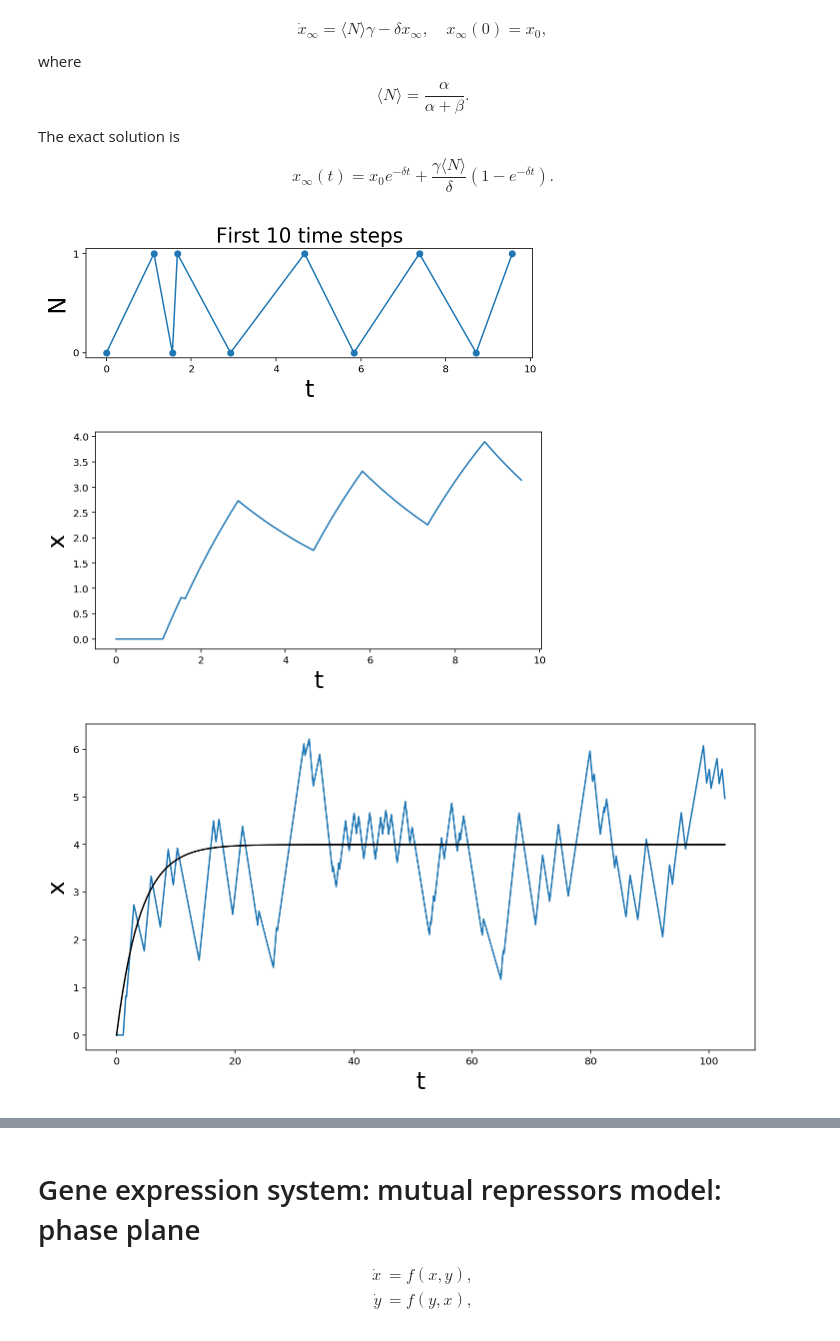
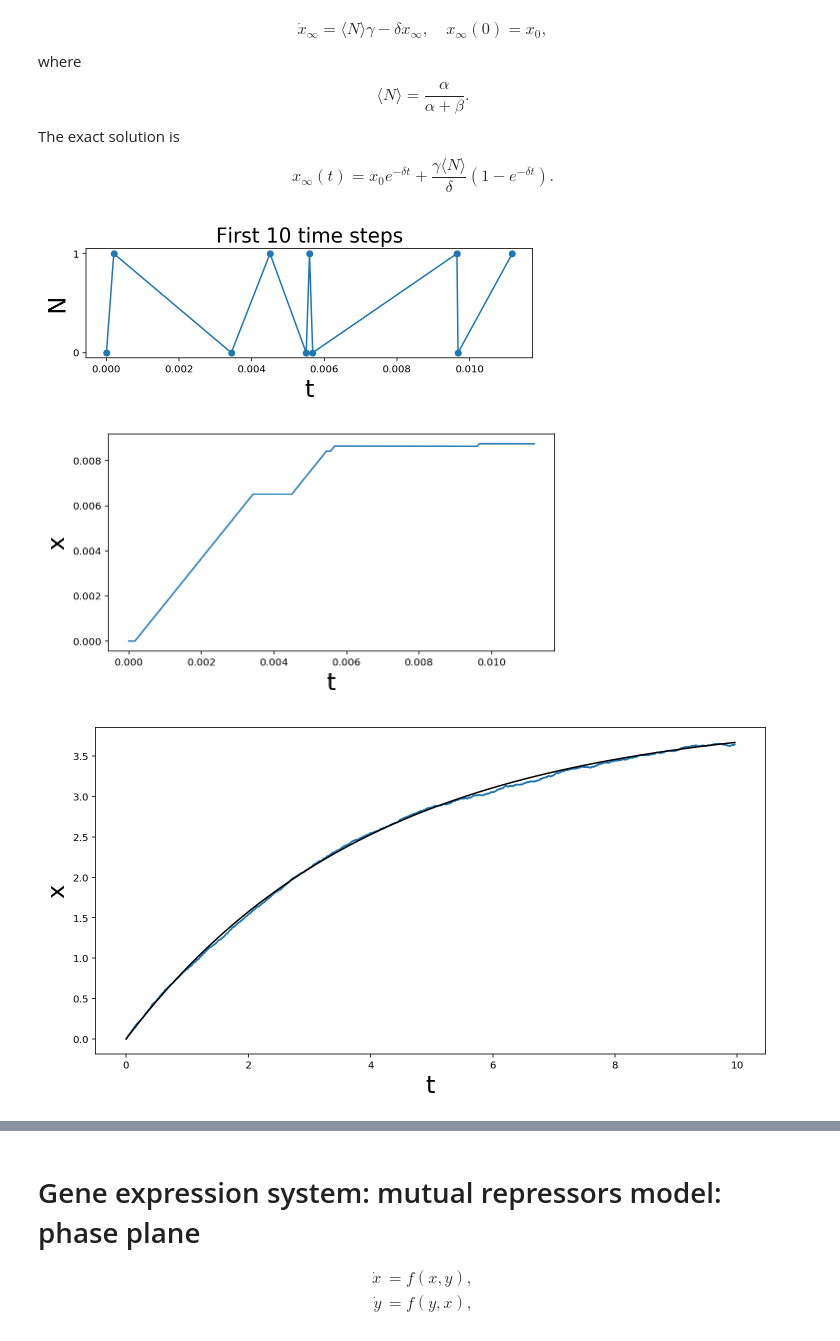
Before and after one commit to newby-jay/MATH371-Winter2020-JupyterNotebooks, a Jupyter notebook: Week 5 - hybrid processes.ipynb, the cells around one changed output, grey strips where cells are left out. Drawn from its saved outputs; the diff is of its cells as text; code cells hidden in the pictures.

```diff
--- a/Week 5 - hybrid processes.ipynb
+++ b/Week 5 - hybrid processes.ipynb
@@ -32,14 +32,14 @@ $$
 x_{\infty}(t) = x_0 e^{-\delta t} + \frac{\gamma \langle N \rangle}{\delta}\left(1 -  e^{-\delta t}\right).
 $$
 # %%
-epsilon = 1
+epsilon = 0.001
 gamma = 2.
 delta = 0.25
 alpha = 1.
 beta = 1.
 n0 = 0
 x0 = 0
-Nsteps = 100
+Nsteps = 10000
 N = zeros(Nsteps)
 N[0] = n0
 X = zeros(Nsteps)
@@ -68,33 +68,33 @@ for j in arange(1, 200): ## use the exact solution to the ODE above instead of E
         n = N[k]
         tnext_jump = T[k+1]
         k += 1
     Xplot[j] = Xplot[j-1]*exp(-delta*dt) + gamma*n/delta*(1 - exp(-delta*dt))
 
 ## I wan't to make a plot for the limiting ODE solution
 Tinf = linspace(0, T[-1], 200)
 Navg = alpha/(alpha + beta)
 Xinf = x0*exp(-delta*Tinf) + gamma*Navg/delta*(1 - exp(-delta*Tinf))
 
 
 figure(1, [8, 2])
 plot(T[:10], N[:10], '-o')
 yticks([0, 1])
 title('First 10 time steps', fontsize=20)
 xlabel('t', fontsize=24)
 ylabel('N', fontsize=24);
 
 figure(2, [8, 4])
 plot(Tplot, Xplot)
 xlabel('t', fontsize=24)
 ylabel('x', fontsize=24);
 
 
 figure(3, [12, 6])
 plot(T, X)
 plot(Tinf, Xinf, 'k')
 xlabel('t', fontsize=24)
 ylabel('x', fontsize=24);
 # %% [output]
-[figure, old version]
+[figure, new version]
-[figure, old version]
+[figure, new version]
-[figure, old version]
+[figure, new version]
```
Also changed, not shown: parts of 2 cells of this notebook, 1 other file.
